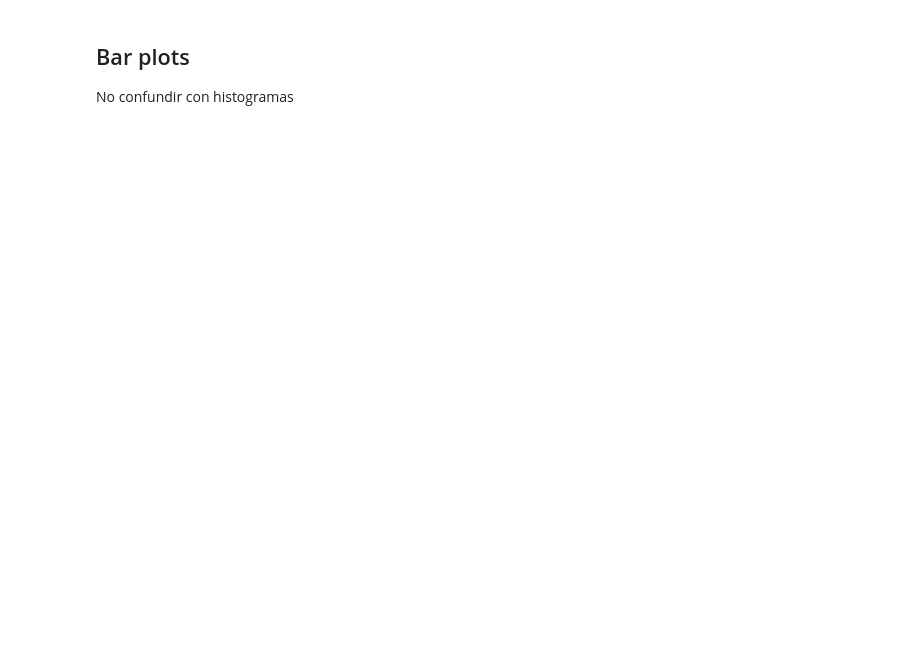
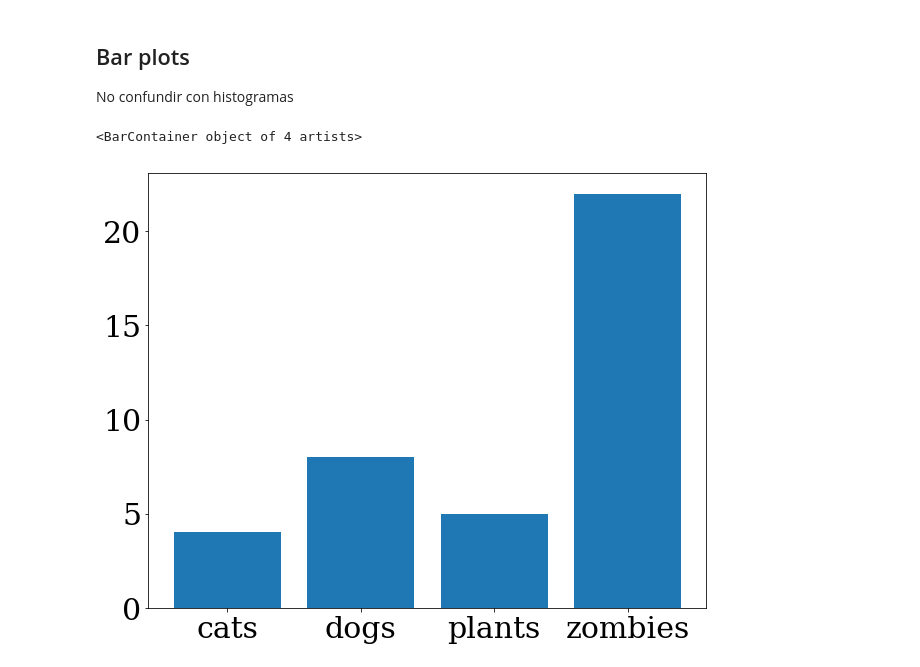
Before and after one commit to huanlui/numpy-pandas-notebook, a Jupyter notebook: Clase_4_1_Plotting_JLG.ipynb, the cells around one changed output. Saved outputs shown, nothing was run; the diff lists cells and outputs as text; code cells hidden in the pictures; blank space fills up the shorter version.

Commit message:
Visualisation exercises

```diff
--- a/Clase_4_1_Plotting_JLG.ipynb
+++ b/Clase_4_1_Plotting_JLG.ipynb
@@ -112,3 +113,11 @@ plt.scatter(X2, Y2_with_jitter,color='b')
 ##  Bar plots
 
 No confundir con histogramas
+# %%
+X3 = ['cats', 'dogs', 'plants', 'zombies']
+Y3 = [4,8,5,22]
+
+plt.bar(X3,Y3)
+# %% [output]
+<BarContainer object of 4 artists>
+[figure, added]
```
Also changed, not shown: parts of 33 cells of this notebook.
